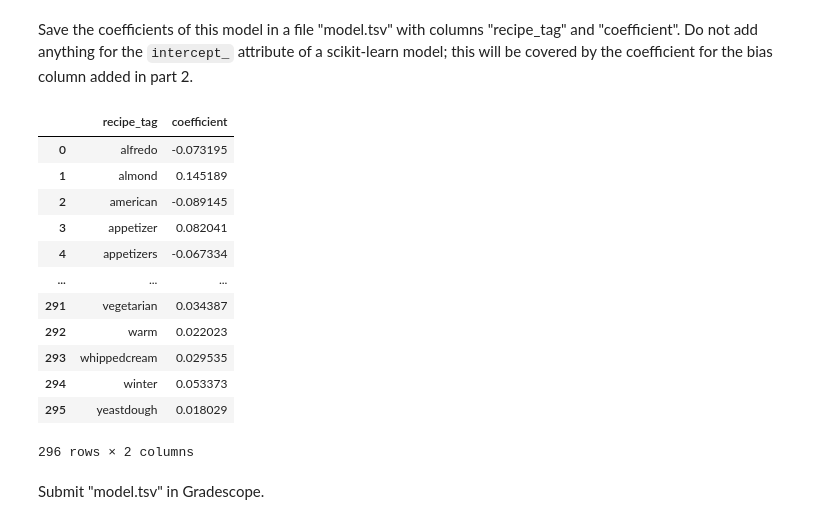
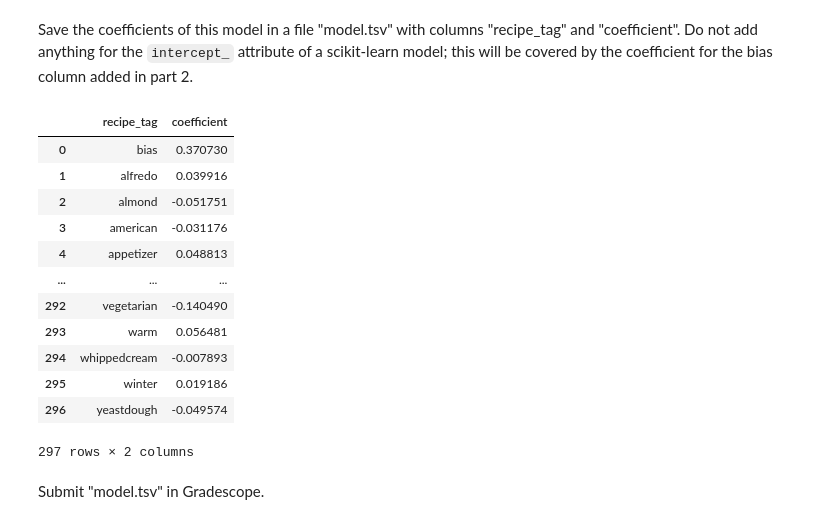
Before and after one commit to veniola/dx704-project-04, a Jupyter notebook: project.ipynb, the cells around one changed output. Cells and saved outputs as stored; diff of their text form; code cells hidden in the pictures.

```diff
--- a/project.ipynb
+++ b/project.ipynb
@@ -226,31 +226,31 @@ Do not add anything for the `intercept_` attribute of a scikit-learn model; this
 # %%
 # ================================================
 # Save coefficients to TSV file named 'model.tsv'
 # ================================================
 model_df = pd.DataFrame({
-    'recipe_tag': [c for c in feature_names if c != 'bias'],
-    'coefficient': [coef for i, coef in enumerate(ridge_model.coef_) if feature_names[i] != 'bias']
+    'recipe_tag': feature_names,
+    'coefficient': ridge_model.coef_
 })
 
 # print(model_df.head(10))
 
 # Save file
 model_df.to_csv('model.tsv', sep='\t', index=False)
 model_df
 # %% [output]
 |  | recipe_tag | coefficient |
-| 0 | alfredo | -0.073195 |
-| 1 | almond | 0.145189 |
-| 2 | american | -0.089145 |
-| 3 | appetizer | 0.082041 |
-| 4 | appetizers | -0.067334 |
+| 0 | bias | 0.370730 |
+| 1 | alfredo | 0.039916 |
+| 2 | almond | -0.051751 |
+| 3 | american | -0.031176 |
+| 4 | appetizer | 0.048813 |
 | ... | ... | ... |
-| 291 | vegetarian | 0.034387 |
-| 292 | warm | 0.022023 |
-| 293 | whippedcream | 0.029535 |
-| 294 | winter | 0.053373 |
-| 295 | yeastdough | 0.018029 |
+| 292 | vegetarian | -0.140490 |
+| 293 | warm | 0.056481 |
+| 294 | whippedcream | -0.007893 |
+| 295 | winter | 0.019186 |
+| 296 | yeastdough | -0.049574 |
-296 rows × 2 columns
+297 rows × 2 columns
 # %% [markdown]
 Submit "model.tsv" in Gradescope.
 # %% [markdown]
```
Also changed, not shown: parts of 5 cells of this notebook, 5 other files.
